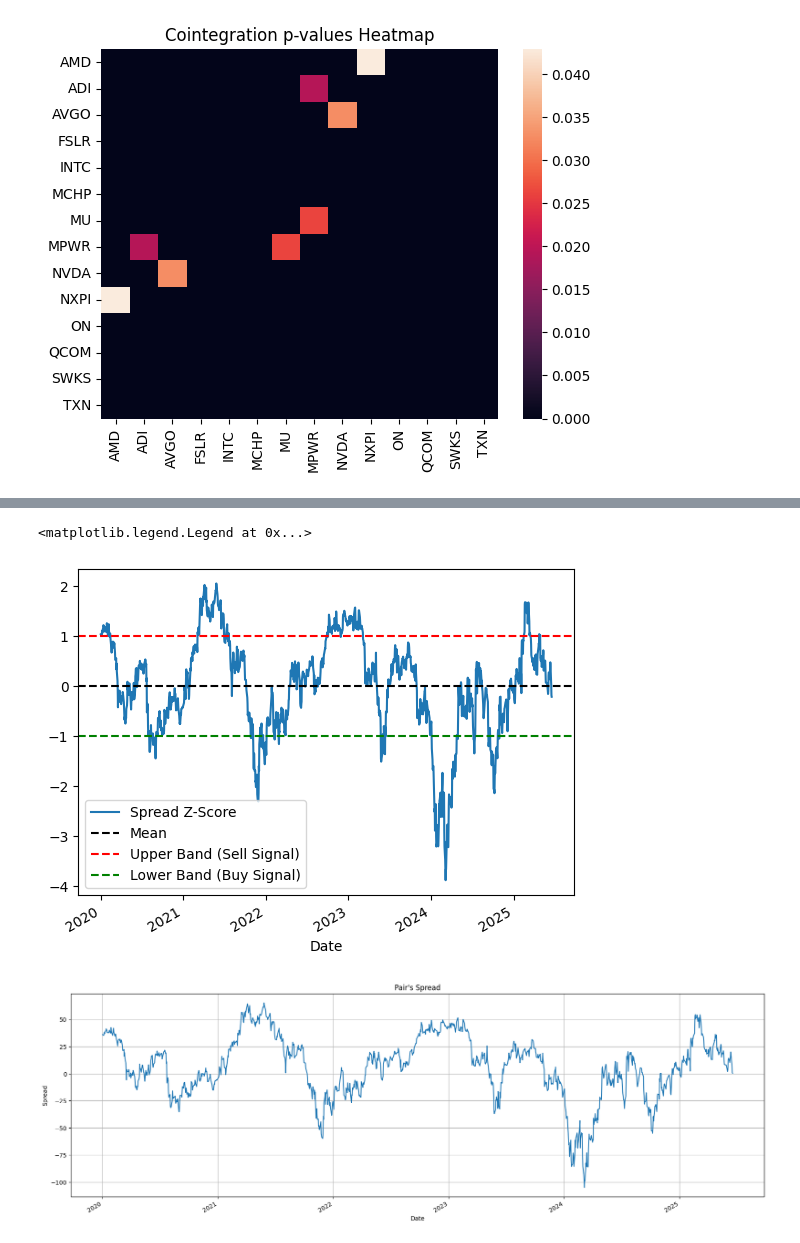
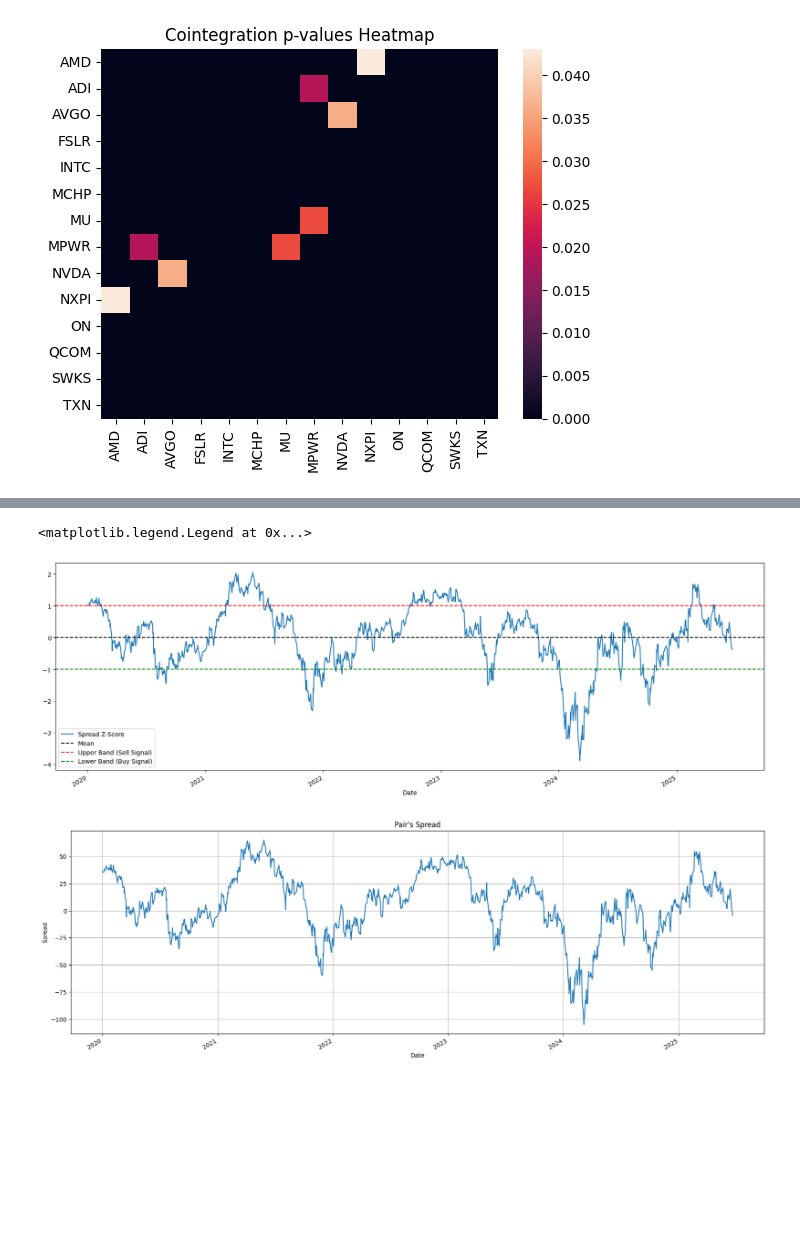
Before and after one commit to marabsatt/blackwell, a Jupyter notebook: main.ipynb, the cells around one changed output, grey strips where cells are left out. Drawn from its saved outputs; the diff is of its cells as text; code cells hidden in the pictures; blank space fills up the shorter version.

```diff
--- a/main.ipynb
+++ b/main.ipynb
@@ -204,14 +209,14 @@ Length: 1373, dtype: float64
 def zscore(series):
     return (series - series.mean()) / np.std(series)
 # %%
-zscore(spread).plot()
+zscore(spread).plot(figsize=(21,7))
 plt.axhline(zscore(spread).mean(), color='black', linestyle='--')
 plt.axhline(1.0, color='red', linestyle='--')
 plt.axhline(-1.0, color='green', linestyle='--')
 plt.legend(['Spread Z-Score', 'Mean', 'Upper Band (Sell Signal)', 'Lower Band (Buy Signal)'])
 # %% [output]
 <matplotlib.legend.Legend at 0x...>
-[figure, old version]
+[figure, new version]
 # %%
 #plotting the spread
 ## May Not need this graphic, but keeping it for reference
```
Also changed, not shown: parts of 37 cells of this notebook.
